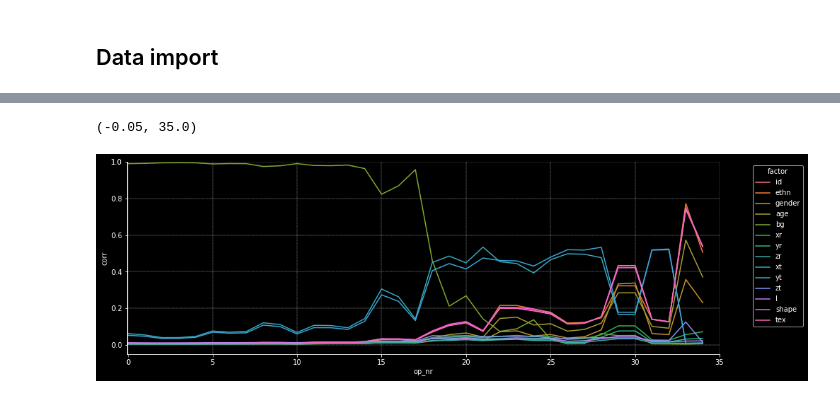
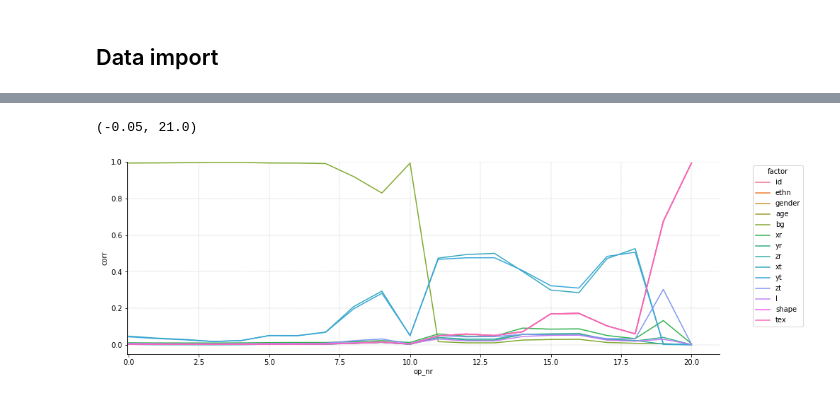
Before and after one commit to lukassnoek/deep-gmf, a Jupyter notebook: scripts/figures.ipynb, the cells around one changed output, grey strips where cells are left out. Saved outputs shown, nothing was run; the diff lists cells and outputs as text; code cells hidden in the pictures.

```diff
--- a/scripts/figures.ipynb
+++ b/scripts/figures.ipynb
@@ -1,10 +1,13 @@
 # %% [markdown]
 # Figures for *deep-GMF* project
 # %%
+import numpy as np
 import pandas as pd
 import seaborn as sns
+import matplotlib
 import matplotlib.pyplot as plt
-plt.style.use('dark_background')
+matplotlib.rcParams['figure.facecolor'] = 'white'
+#plt.style.use('white_background')
 # %% [markdown]
 ## Data import
 # %%
@@ -29,12 +19,12 @@ plt.legend(targets)
 # %%
 fig, ax = plt.subplots(figsize=(15, 5))
-ax = sns.lineplot(x='op_nr', y='corr', hue='factor', data=dfs[0], ax=ax)
+ax = sns.lineplot(x='op_nr', y='corr', hue='factor', data=df, ax=ax)
 sns.move_legend(ax, "upper left", bbox_to_anchor=(1.05, 1))
 sns.despine()
 
 ax.grid(ls='--', lw=0.35)
 ax.set_ylim(-.05, 1)
-ax.set_xlim(-.05, dfs[0]['op_nr'].max() + 1)
+ax.set_xlim(-.05, df['op_nr'].max() + 1)
 # %% [output]
-(-0.05, 35.0)
+(-0.05, 21.0)
-[figure, old version]
+[figure, new version]
```
Also changed, not shown: parts of 5 cells of this notebook, 11 other files.
